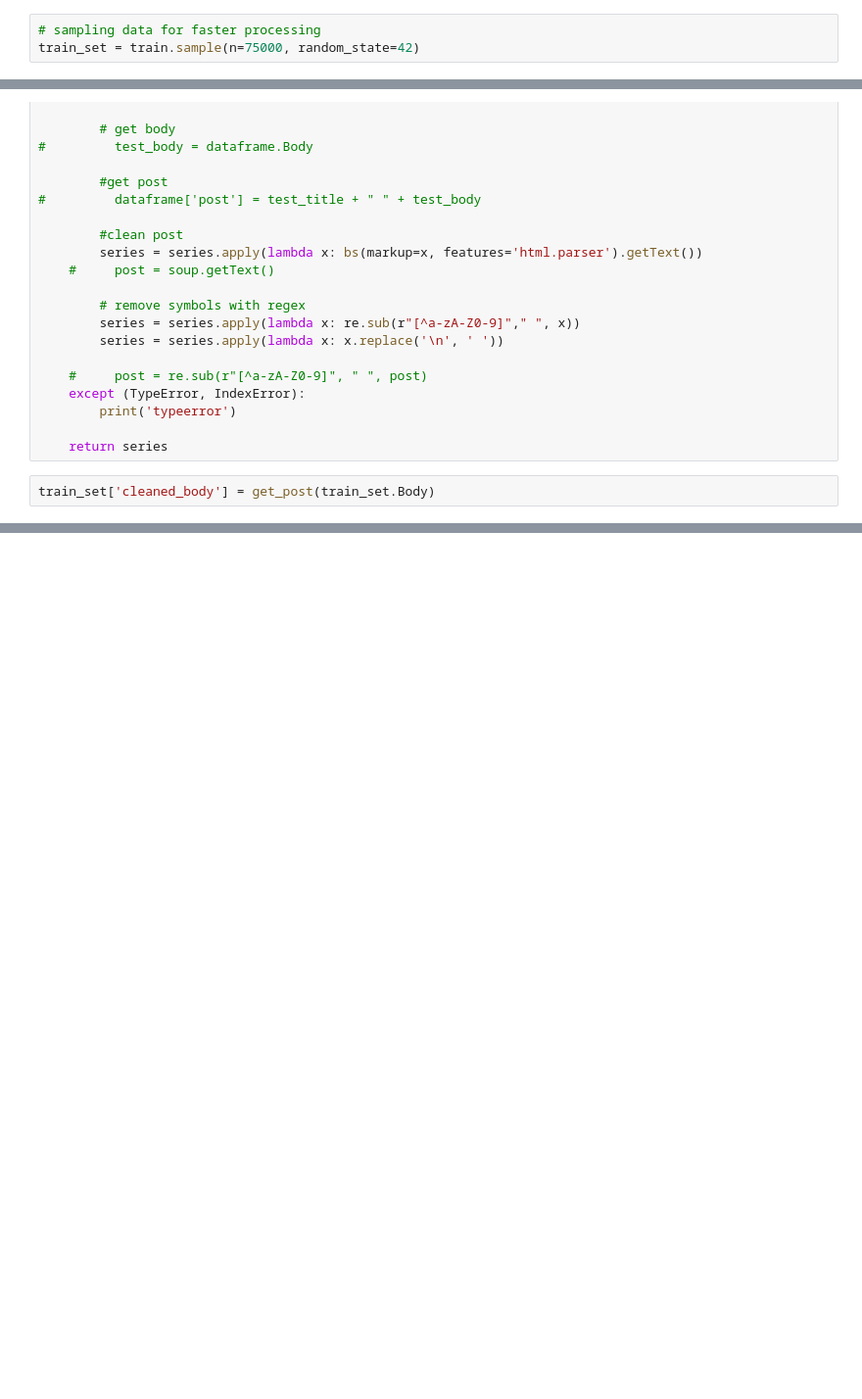
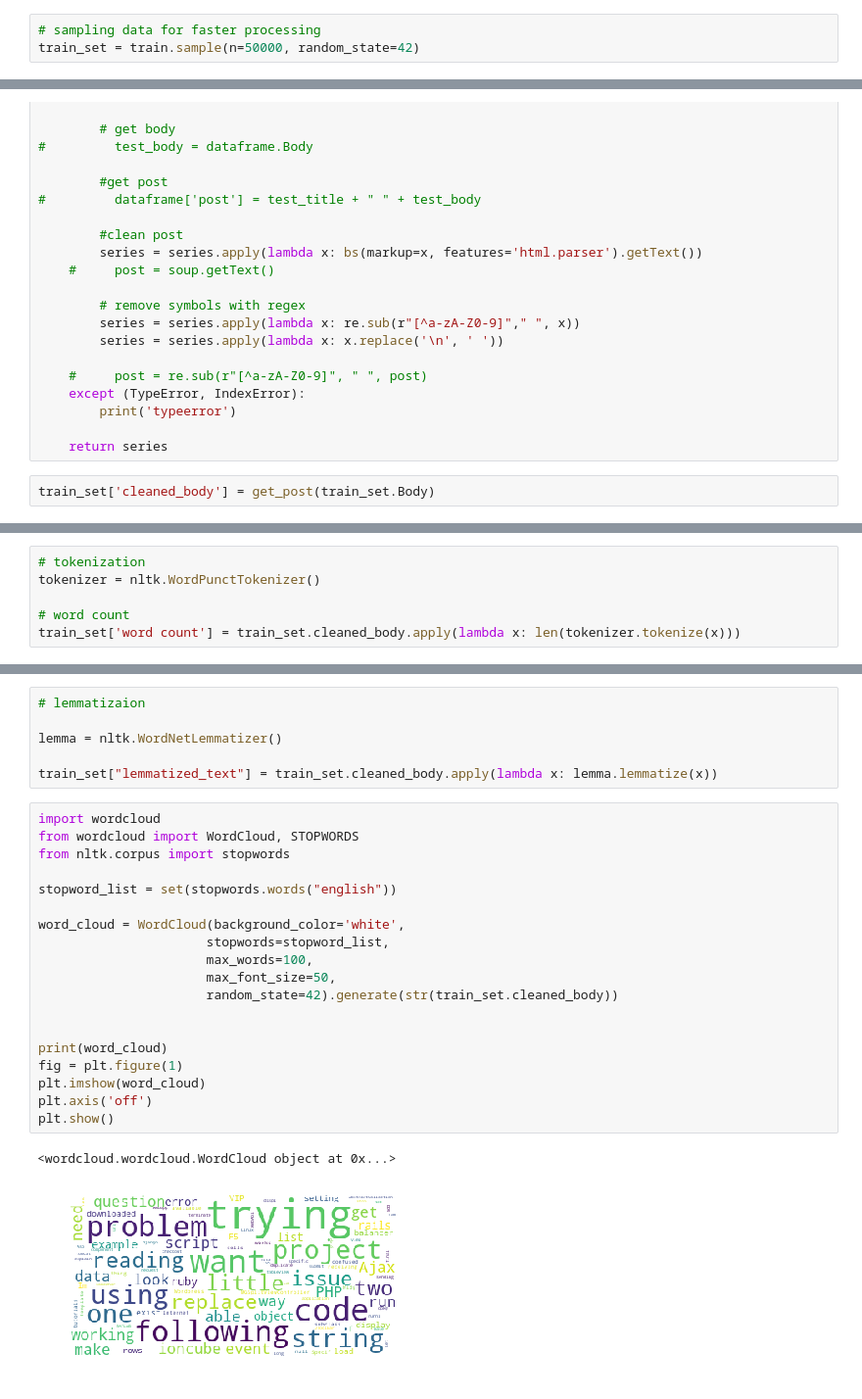
Before and after one commit to PriyankaBiswas/keyword_extaction, a Jupyter notebook: FB keyword extraction Kaggle/tag_extraction.ipynb, the cells around one changed output, grey strips where cells are left out. Shown at 98% size. Cells and saved outputs as stored; diff of their text form; blank space fills up the shorter version.

```diff
--- a/FB keyword extraction Kaggle/tag_extraction.ipynb
+++ b/FB keyword extraction Kaggle/tag_extraction.ipynb
@@ -57,7 +62,7 @@ jquery ajax http-headers xmlhttprequest jqxhr               1
 Name: Tags, Length: 2110906, dtype: int64
 # %%
 # sampling data for faster processing
-train_set = train.sample(n=75000, random_state=42)
+train_set = train.sample(n=50000, random_state=42)
 # %%
 train_set.info()
 # %% [output]
@@ -174 +167,7 @@ train_set['cleaned_body'] = get_post(train_set.Body)
+# %%
+# tokenization
+tokenizer = nltk.WordPunctTokenizer()
+
+# word count
+train_set['word count'] = train_set.cleaned_body.apply(lambda x: len(tokenizer.tokenize(x)))
 # %%
@@ -202,0 +202,28 @@ Name: Tags, Length: 311398, dtype: int64
+# %%
+# lemmatizaion
+
+lemma = nltk.WordNetLemmatizer()
+
+train_set["lemmatized_text"] = train_set.cleaned_body.apply(lambda x: lemma.lemmatize(x))
+# %%
+import wordcloud
+from wordcloud import WordCloud, STOPWORDS
+from nltk.corpus import stopwords
+
+stopword_list = set(stopwords.words("english"))
+
+word_cloud = WordCloud(background_color='white',
+                      stopwords=stopword_list,
+                      max_words=100,
+                      max_font_size=50,
+                      random_state=42).generate(str(train_set.cleaned_body))
+
+
+print(word_cloud)
+fig = plt.figure(1)
+plt.imshow(word_cloud)
+plt.axis('off')
+plt.show()
+# %% [output]
+<wordcloud.wordcloud.WordCloud object at 0x...>
+[figure, added]
```
Also changed, not shown: parts of 17 cells of this notebook.
